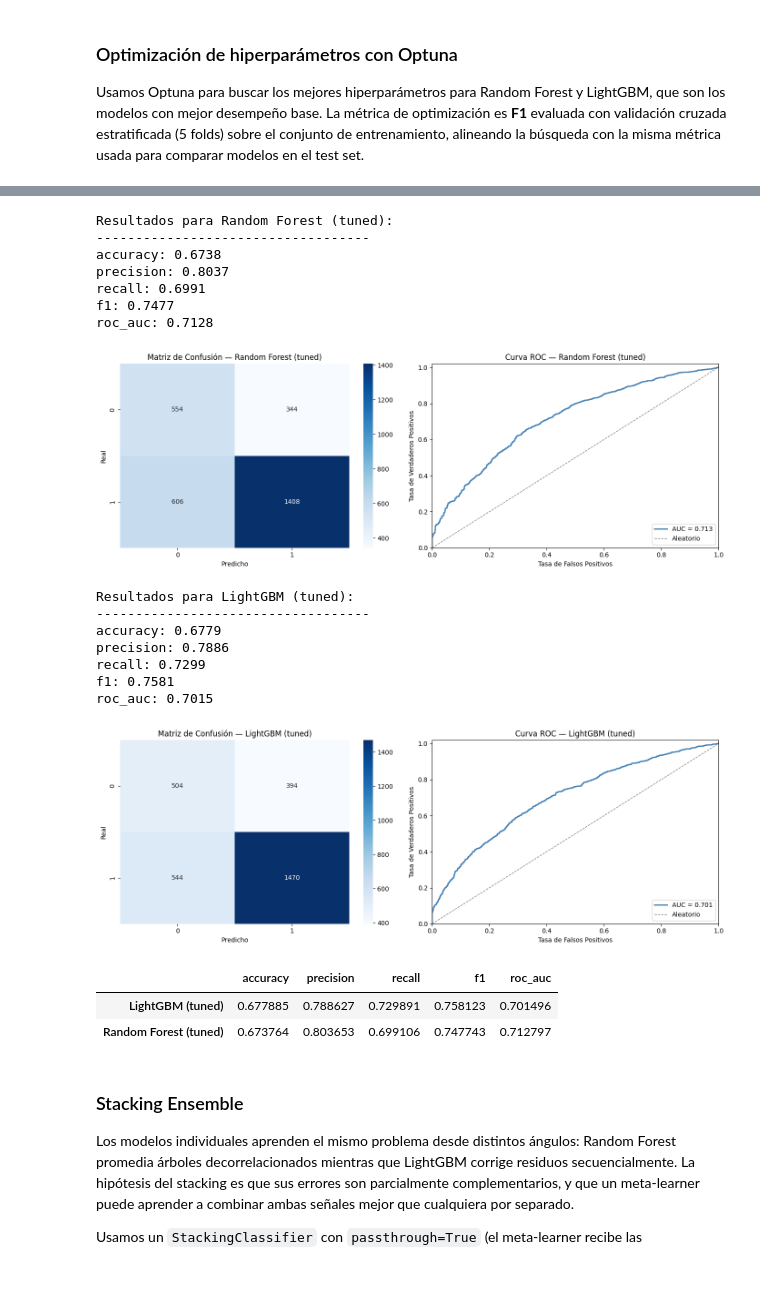
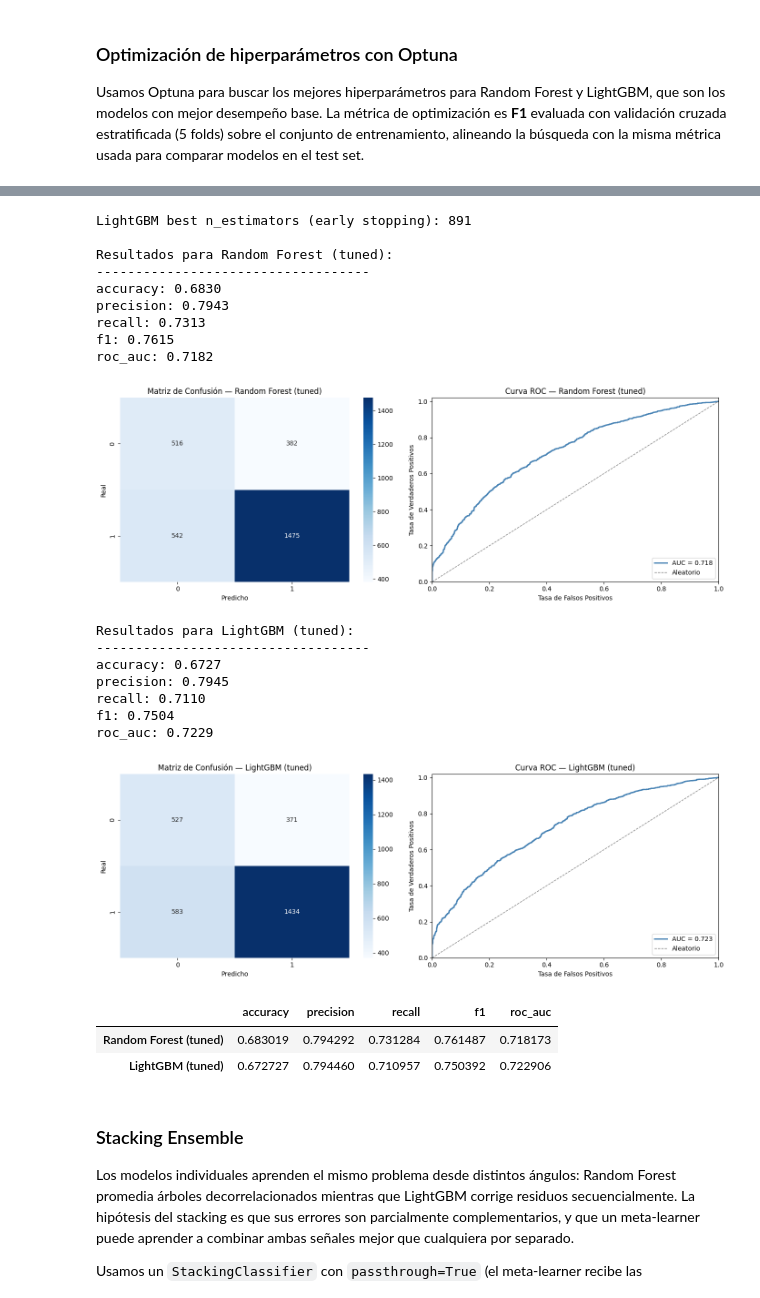
Before and after one commit to natonnelier/prediction_movies_imdb, a Jupyter notebook: prediction_movies_imdb_modificado.ipynb, the cells around one changed output, grey strips where cells are left out. Drawn from its saved outputs; the diff is of its cells as text; code cells hidden in the pictures.

```diff
--- a/prediction_movies_imdb_modificado.ipynb
+++ b/prediction_movies_imdb_modificado.ipynb
@@ -290,3 +292,8 @@ df_model = df[(df['budget'] > 0) & (df['revenue'] > 0)].copy()
+# %%
+# excluimos vote_average, vote_count y popularity
+data_leakage_cols = ['vote_average', 'vote_count', 'popularity']
+numerical_columns = numerical_columns.drop(data_leakage_cols)
+df_model = df_model.drop(columns=data_leakage_cols)
 # %% [markdown]
 ### Creación de la variable target: `profitable`
 
@@ -338,5 +345,5 @@ Las columnas con alta varianza (`revenue`, `budget`, `vote_count`, `popularity`)
 # %%
-fig, axes = plt.subplots(2, 3, figsize=(16, 9))
+fig, axes = plt.subplots(1, 3, figsize=(16, 5))
 axes = axes.flatten()
 
 for i, col in enumerate(numerical_columns):
@@ -703,6 +710,13 @@ models = {
     'LightGBM': LGBMClassifier(class_weight='balanced', random_state=42, verbose=-1),
     'CatBoost': CatBoostClassifier(auto_class_weights='Balanced', random_state=42, verbose=0),
 }
+
+results = {}
+for name, model in models.items():
+    results[name] = train_evaluate_model(
+        model, X_train, X_test,
+        y_train, y_test, name
+    )
 # %% [output]
 Resultados para Regresión Logística:
 -----------------------------------
@@ -824,34 +868,52 @@ Mejores params LGBM: {'n_estimators': 366, 'learning_rate': 0.12975759961544736,
 # %%
-# Entrenar modelos tuneados y evaluar en test set
+# n_estimators is no longer a tuned hyperparam — retrain final LGBM with early stopping
+# using a small hold-out from the training set to determine the tree count.
+X_tr_final, X_val_final, y_tr_final, y_val_final = train_test_split(
+    X_train, y_train, test_size=0.1, random_state=42, stratify=y_train
+)
+
+best_lgbm = LGBMClassifier(
+    **study_lgbm.best_params,
+    class_weight='balanced', random_state=42, n_jobs=-1, verbose=-1,
+    n_estimators=1000,
+)
+best_lgbm.fit(
+    X_tr_final, y_tr_final,
+    eval_set=[(X_val_final, y_val_final)],
+    callbacks=[lgb.early_stopping(50, verbose=False), lgb.log_evaluation(period=-1)],
+)
+print(f"LightGBM best n_estimators (early stopping): {best_lgbm.best_iteration_}")
+
 best_rf = RandomForestClassifier(**study_rf.best_params, class_weight='balanced', random_state=42, n_jobs=-1)
-best_lgbm = LGBMClassifier(**study_lgbm.best_params, class_weight='balanced', random_state=42, n_jobs=-1, verbose=-1)
 
 tuned_results = {}
 for name, model in [('Random Forest (tuned)', best_rf), ('LightGBM (tuned)', best_lgbm)]:
     tuned_results[name] = train_evaluate_model(model, X_train, X_test, y_train, y_test, name)
 
 tuned_df = pd.DataFrame(tuned_results).T
 display(tuned_df.sort_values('f1', ascending=False))
 # %% [output]
+LightGBM best n_estimators (early stopping): 891
+
 Resultados para Random Forest (tuned):
 -----------------------------------
-accuracy: 0.6738
-precision: 0.8037
-recall: 0.6991
-f1: 0.7477
-roc_auc: 0.7128
+accuracy: 0.6830
+precision: 0.7943
+recall: 0.7313
+f1: 0.7615
+roc_auc: 0.7182
-[figure, old version]
+[figure, new version]
 Resultados para LightGBM (tuned):
 -----------------------------------
-accuracy: 0.6779
-precision: 0.7886
-recall: 0.7299
-f1: 0.7581
-roc_auc: 0.7015
+accuracy: 0.6727
+precision: 0.7945
+recall: 0.7110
+f1: 0.7504
+roc_auc: 0.7229
-[figure, old version]
+[figure, new version]
 |  | accuracy | precision | recall | f1 | roc_auc |
-| LightGBM (tuned) | 0.677885 | 0.788627 | 0.729891 | 0.758123 | 0.701496 |
-| Random Forest (tuned) | 0.673764 | 0.803653 | 0.699106 | 0.747743 | 0.712797 |
+| Random Forest (tuned) | 0.683019 | 0.794292 | 0.731284 | 0.761487 | 0.718173 |
+| LightGBM (tuned) | 0.672727 | 0.794460 | 0.710957 | 0.750392 | 0.722906 |
 # %% [markdown]
 ### Stacking Ensemble
 
```
Also changed, not shown: parts of 22 cells of this notebook.
